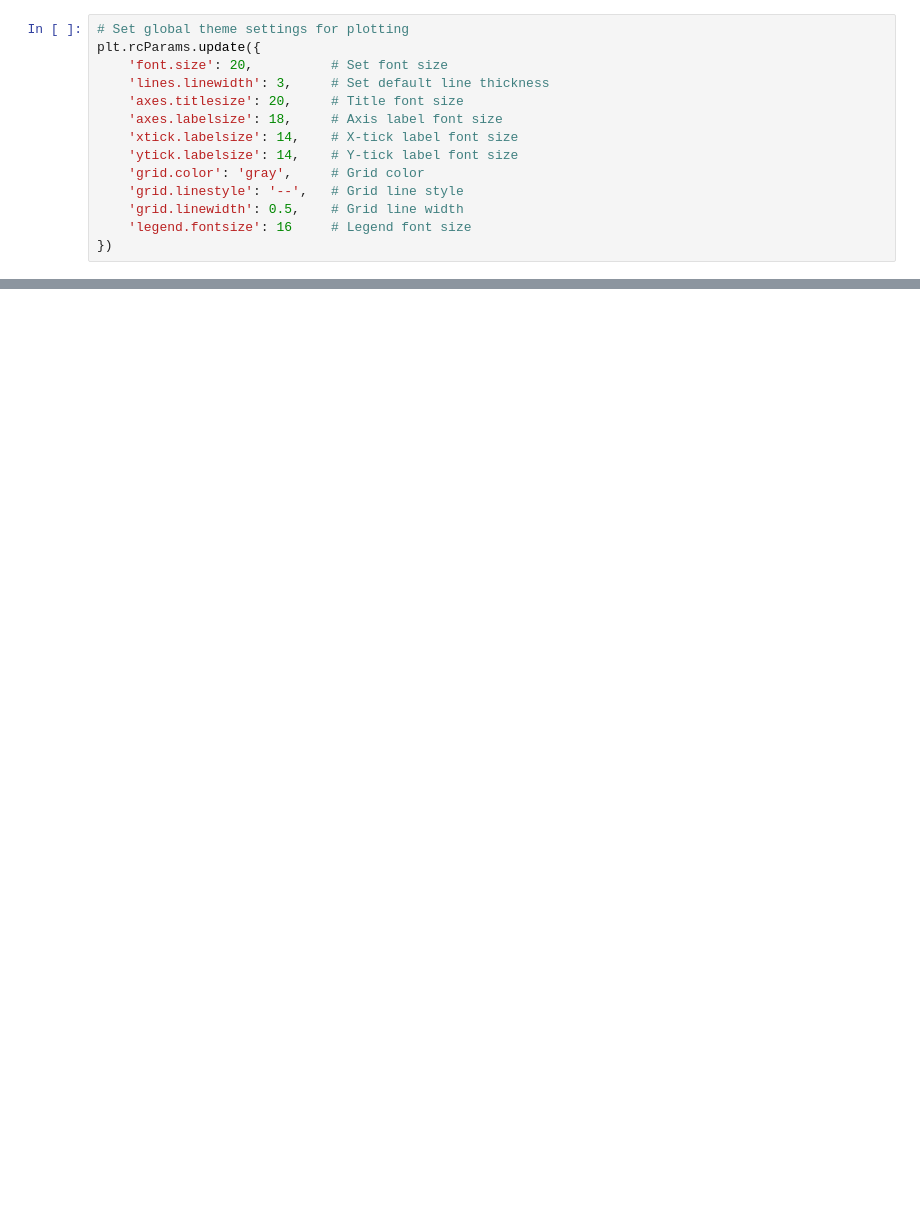
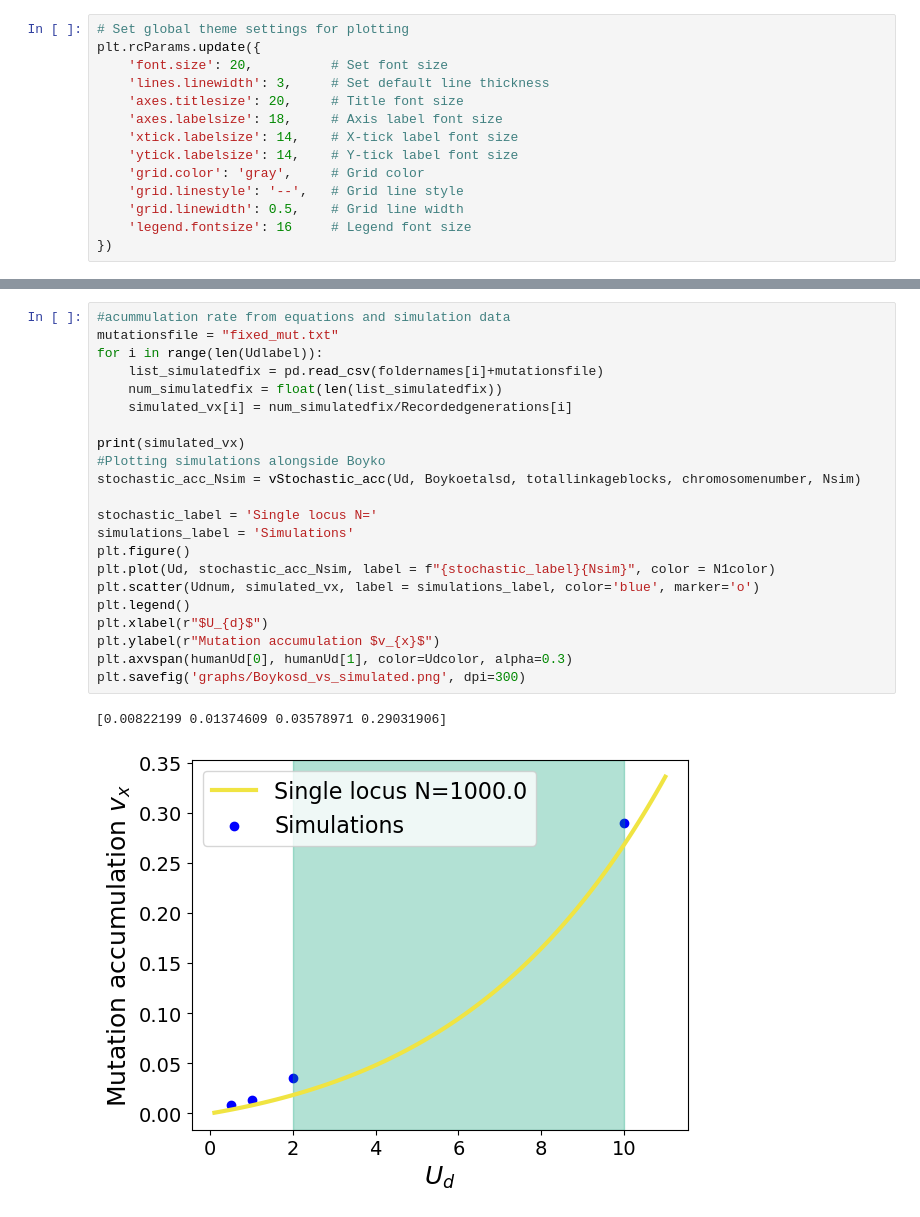
Before and after one commit to ulisesjiu/HighUd_mutationaccumulation, a Jupyter notebook: PfixDFE.ipynb, the cells around one changed output, grey strips where cells are left out. Cells and saved outputs as stored; diff of their text form; blank space fills up the shorter version.

```diff
--- a/PfixDFE.ipynb
+++ b/PfixDFE.ipynb
@@ -141 +175,26 @@ plt.savefig('graphs/Kimsd_mutationaccumulation.png', dpi=300)
+# %%
+#acummulation rate from equations and simulation data
+mutationsfile = "fixed_mut.txt"
+for i in range(len(Udlabel)):
+    list_simulatedfix = pd.read_csv(foldernames[i]+mutationsfile)
+    num_simulatedfix = float(len(list_simulatedfix))
+    simulated_vx[i] = num_simulatedfix/Recordedgenerations[i]
+
+print(simulated_vx)
+#Plotting simulations alongside Boyko
+stochastic_acc_Nsim = vStochastic_acc(Ud, Boykoetalsd, totallinkageblocks, chromosomenumber, Nsim)
+
+stochastic_label = 'Single locus N='
+simulations_label = 'Simulations'
+plt.figure()
+plt.plot(Ud, stochastic_acc_Nsim, label = f"{stochastic_label}{Nsim}", color = N1color)
+plt.scatter(Udnum, simulated_vx, label = simulations_label, color='blue', marker='o')
+plt.legend()
+plt.xlabel(r"$U_{d}$")
+plt.ylabel(r"Mutation accumulation $v_{x}$")
+plt.axvspan(humanUd[0], humanUd[1], color=Udcolor, alpha=0.3)
+plt.savefig('graphs/Boykosd_vs_simulated.png', dpi=300)
+# %% [output]
+[0.00822199 0.01374609 0.03578971 0.29031906]
+[figure, added]
 # %%
```
Also changed, not shown: parts of 12 cells of this notebook, 16 other files.
